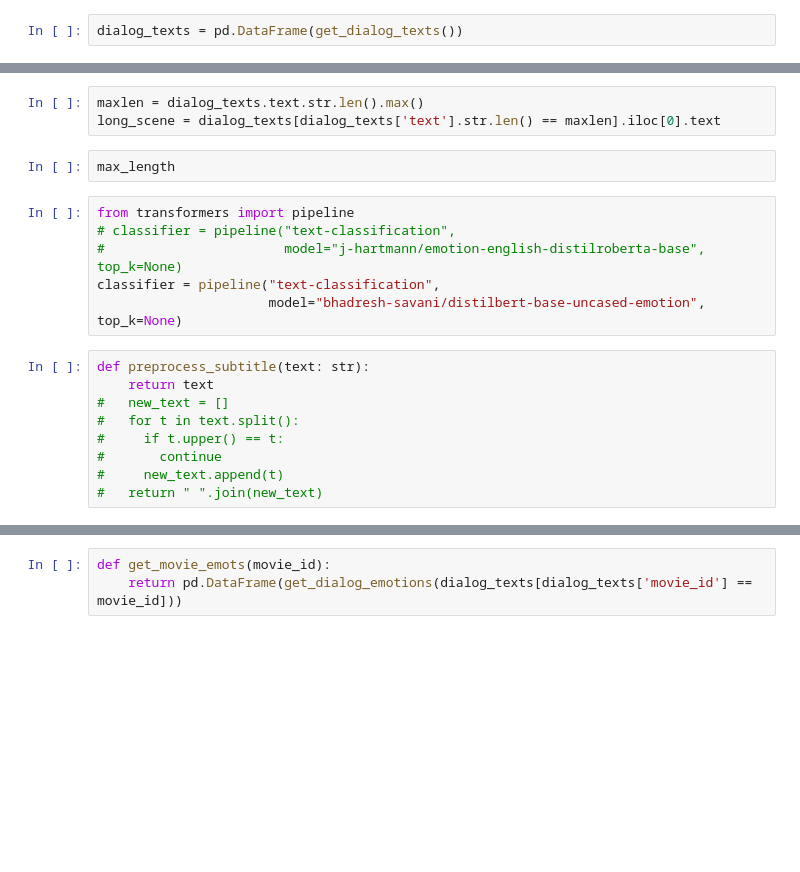
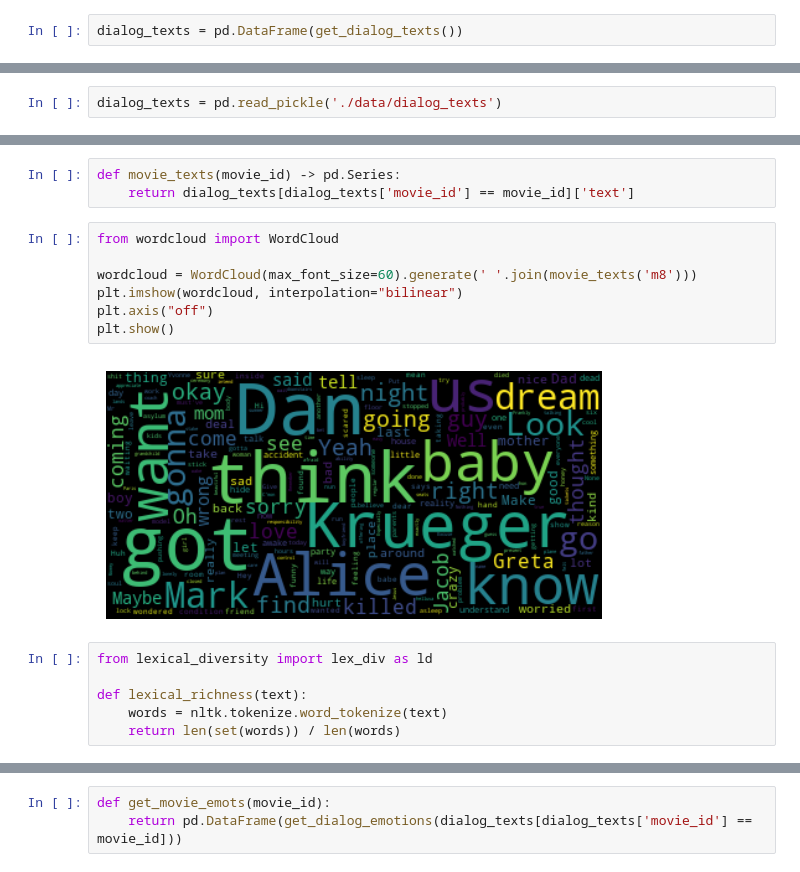
Before and after one commit to eitamyo/ou-workshop-project, a Jupyter notebook: dialogs.ipynb, the cells around one changed output, grey strips where cells are left out. Saved outputs shown, nothing was run; the diff lists cells and outputs as text; blank space fills up the shorter version.

```diff
--- a/dialogs.ipynb
+++ b/dialogs.ipynb
@@ -85,2 +112,4 @@ dialog_texts = pd.DataFrame(get_dialog_texts())
+# %%
+dialog_texts = pd.read_pickle('./data/dialog_texts')
 # %%
 dialog_texts.head()
@@ -87,20 +123,18 @@ dialog_texts.head()
-# %%
-maxlen = dialog_texts.text.str.len().max()
-long_scene = dialog_texts[dialog_texts['text'].str.len() == maxlen].iloc[0].text
-# %%
-max_length
-# %%
-from transformers import pipeline
-# classifier = pipeline("text-classification",
-#                       model="j-hartmann/emotion-english-distilroberta-base", top_k=None)
-classifier = pipeline("text-classification",
-                      model="bhadresh-savani/distilbert-base-uncased-emotion", top_k=None)
-# %%
-def preprocess_subtitle(text: str):
-    return text
-#   new_text = []
-#   for t in text.split():
-#     if t.upper() == t:
-#       continue
-#     new_text.append(t)
-#   return " ".join(new_text)
+# %%
+def movie_texts(movie_id) -> pd.Series:
+    return dialog_texts[dialog_texts['movie_id'] == movie_id]['text']
+# %%
+from wordcloud import WordCloud
+
+wordcloud = WordCloud(max_font_size=60).generate(' '.join(movie_texts('m8')))
+plt.imshow(wordcloud, interpolation="bilinear")
+plt.axis("off")
+plt.show()
+# %% [output]
+[figure, added]
+# %%
+from lexical_diversity import lex_div as ld
+
+def lexical_richness(text):
+    words = nltk.tokenize.word_tokenize(text)
+    return len(set(words)) / len(words)
```
Also changed, not shown: parts of 44 cells of this notebook, 7 other files.
